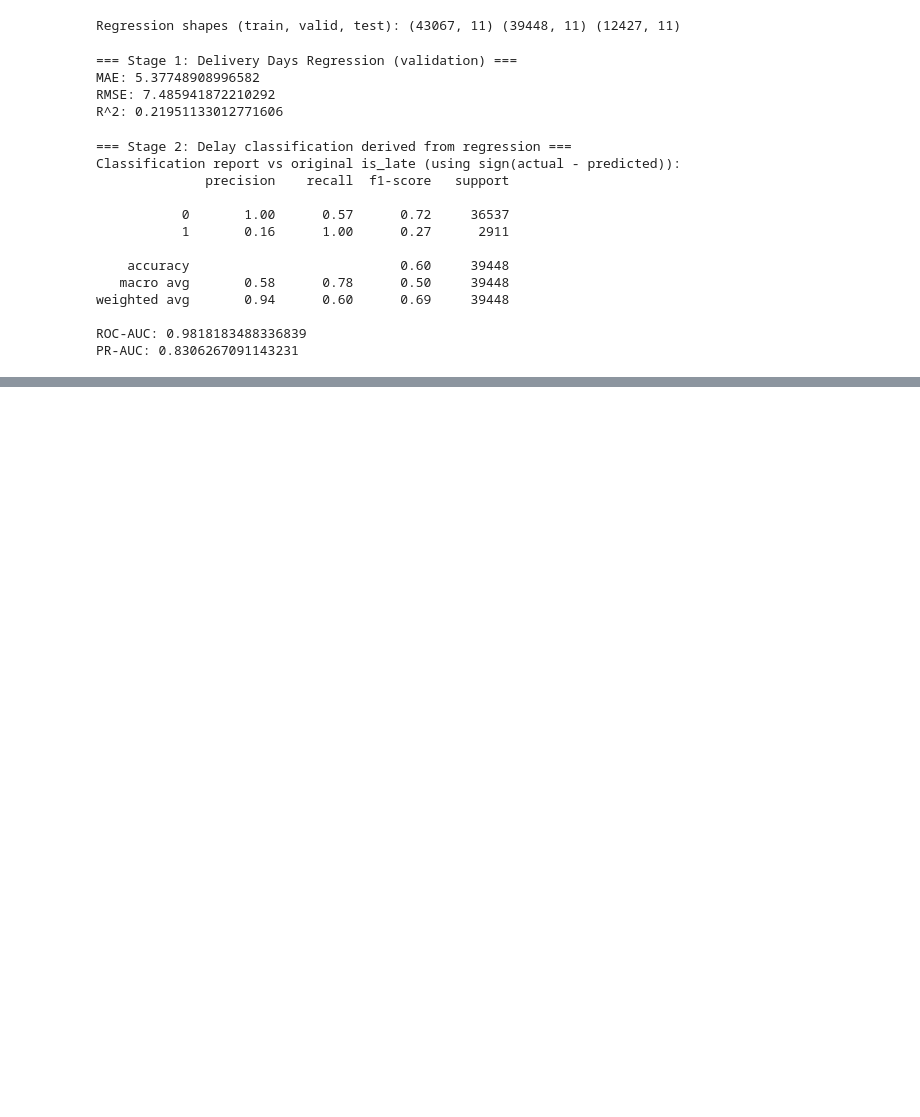
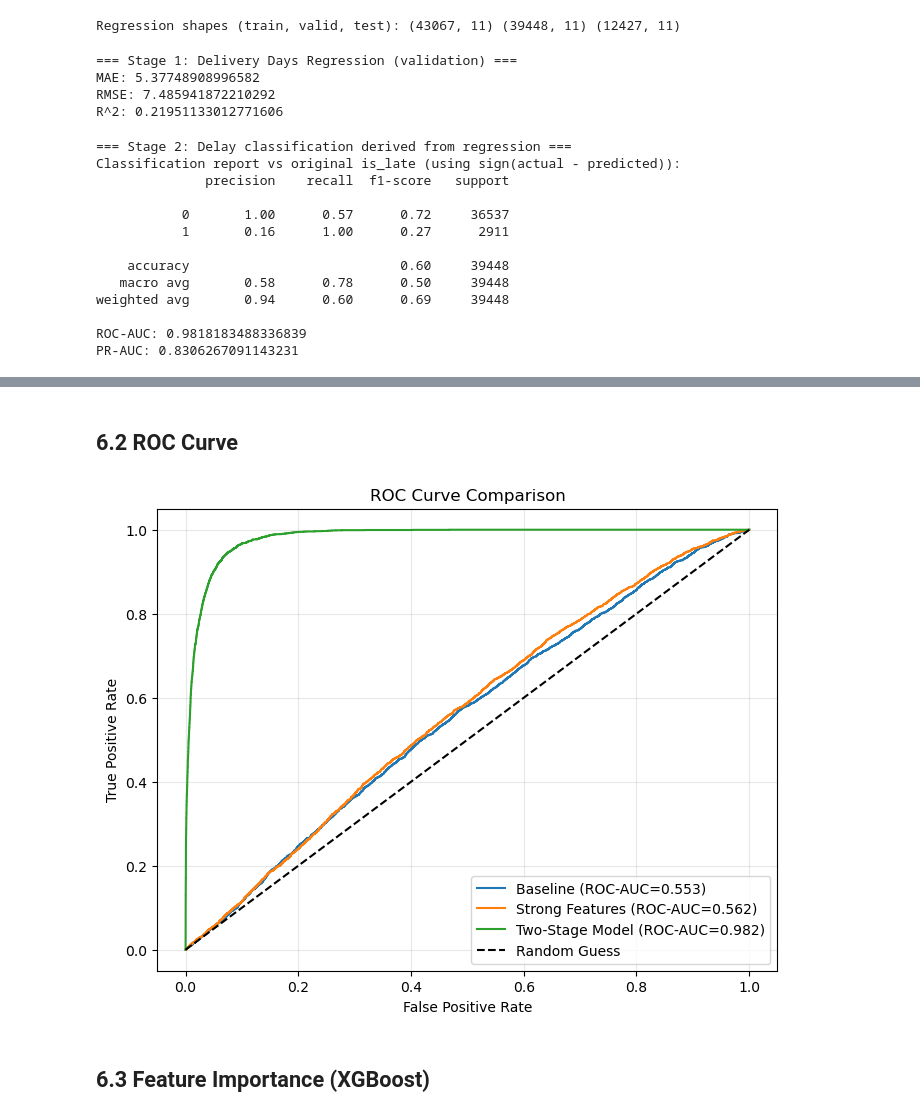
Before and after one commit to YunhuiDong/olist-delivery-satisfaction-team18, a Jupyter notebook: EDA.ipynb, the cells around one changed output, grey strips where cells are left out. Drawn from its saved outputs; the diff is of its cells as text; code cells hidden in the pictures; blank space fills up the shorter version.

```diff
--- a/EDA.ipynb
+++ b/EDA.ipynb
@@ -1440,0 +1684,42 @@ PR-AUC: 0.8306267091143231
+# %% [markdown]
+## 6.2 ROC Curve
+# %%
+import matplotlib.pyplot as plt
+from sklearn.metrics import roc_curve, roc_auc_score
+
+plt.figure(figsize=(8,6))
+
+baseline_prob = xgb_prob
+strong_prob   = xgb_val_prob
+two_stage_prob = delay_margin
+y_true = y_valid
+
+# Baseline ROC
+fpr_b, tpr_b, _ = roc_curve(y_true, baseline_prob)
+auc_b = roc_auc_score(y_true, baseline_prob)
+plt.plot(fpr_b, tpr_b, label=f"Baseline (ROC-AUC={auc_b:.3f})")
+
+# Strong feature ROC
+fpr_s, tpr_s, _ = roc_curve(y_true, strong_prob)
+auc_s = roc_auc_score(y_true, strong_prob)
+plt.plot(fpr_s, tpr_s, label=f"Strong Features (ROC-AUC={auc_s:.3f})")
+
+# Two-stage ROC
+fpr_t, tpr_t, _ = roc_curve(y_true, two_stage_prob)
+auc_t = roc_auc_score(y_true, two_stage_prob)
+plt.plot(fpr_t, tpr_t, label=f"Two-Stage Model (ROC-AUC={auc_t:.3f})")
+
+# Random guess baseline
+plt.plot([0,1],[0,1],'k--',label="Random Guess")
+
+# formatting
+plt.xlabel("False Positive Rate")
+plt.ylabel("True Positive Rate")
+plt.title("ROC Curve Comparison")
+plt.legend()
+plt.grid(alpha=0.3)
+plt.show()
+# %% [output]
+[figure, added]
+# %% [markdown]
+## 6.3 Feature Importance (XGBoost)
```
Also changed, not shown: parts of 12 cells of this notebook.
